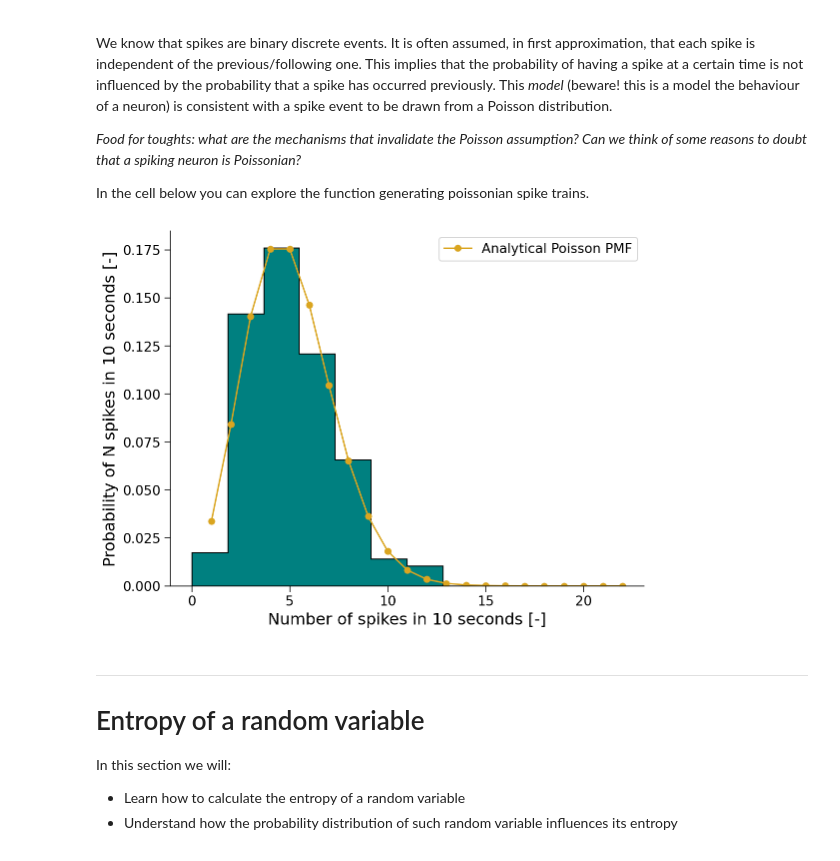
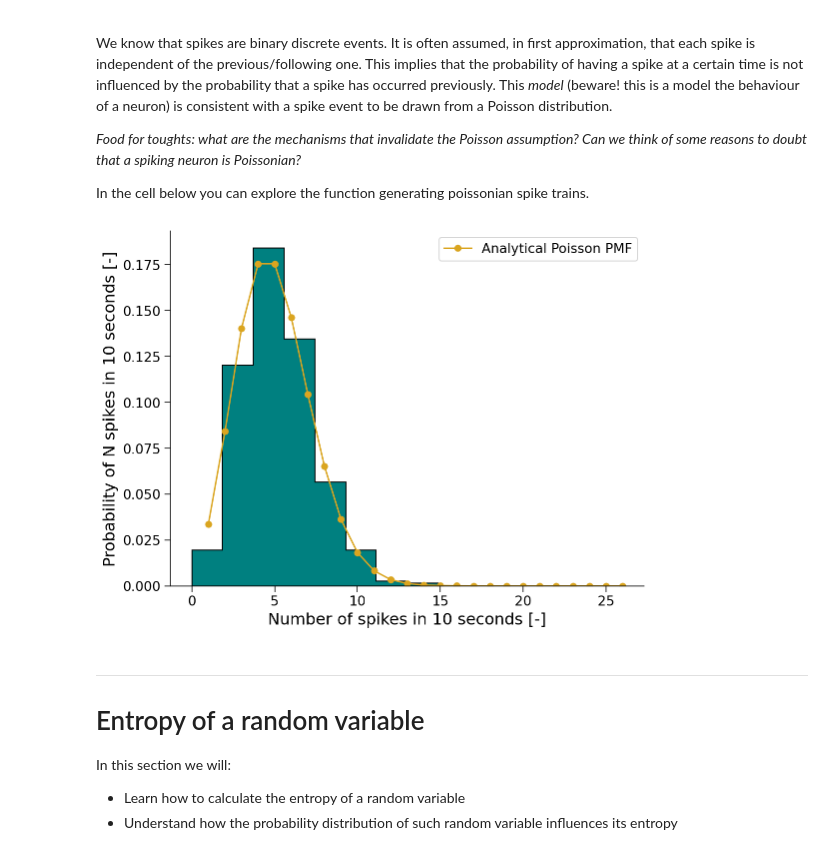
Before and after one commit to rmaffulli/MI_tutorial, a Jupyter notebook: MI_tutorial.ipynb, the cells around one changed output. Saved outputs shown, nothing was run; the diff lists cells and outputs as text; code cells hidden in the pictures.

```diff
--- a/MI_tutorial.ipynb
+++ b/MI_tutorial.ipynb
@@ -79,30 +79,30 @@ def poisson_spike(t,rate):
   return sp
 # %%
 #@title The effect of the number of trials on estimation of probabiltiy mass function { run: "auto" }
-trials = 158 #@param {type:"slider", min:1, max:1000, step:1}
+trials = 1000 #@param {type:"slider", min:1, max:1000, step:1}
 rate = 0.5 #@param {type:"slider", min:0.1, max:10, step:0.1}
 
 spike_cnt = np.zeros((trials,))
 
 t = np.linspace(0,10,1000)
 for tr in range(trials):
   sp = poisson_spike(t,rate)
   spike_cnt[tr-1] = sum(sp)
 
 _ = plt.hist(spike_cnt,
              range=(0, 2*int(spike_cnt.max())),
              bins=int(spike_cnt.max() + 1),
              density=True, histtype='stepfilled',
              color='teal', edgecolor='black')
 x_poisson = np.linspace(1,2*int(spike_cnt.max()),2*int(spike_cnt.max()))
 _ = plt.plot(x_poisson, poisson.pmf(x_poisson, rate*10),
              '-o', label='Analytical Poisson PMF',
             color='goldenrod')
 plt.xlabel('Number of spikes in 10 seconds [-]')
 plt.ylabel('Probability of N spikes in 10 seconds [-]')
 _ = plt.legend()
 # %% [output]
-[figure, old version]
+[figure, new version]
 # %% [markdown]
 ---
 # Entropy of a random variable
```
Also changed, not shown: parts of 2 cells of this notebook.
